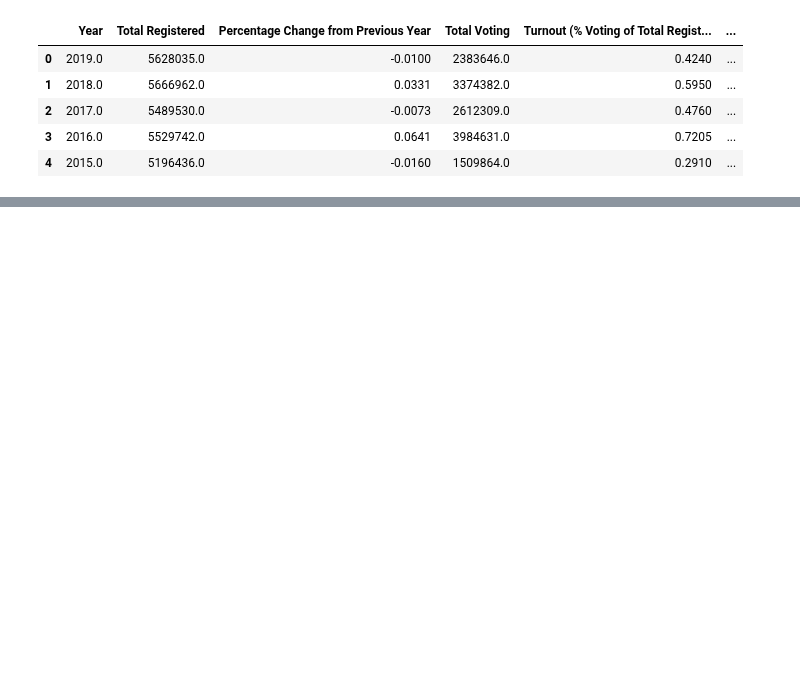
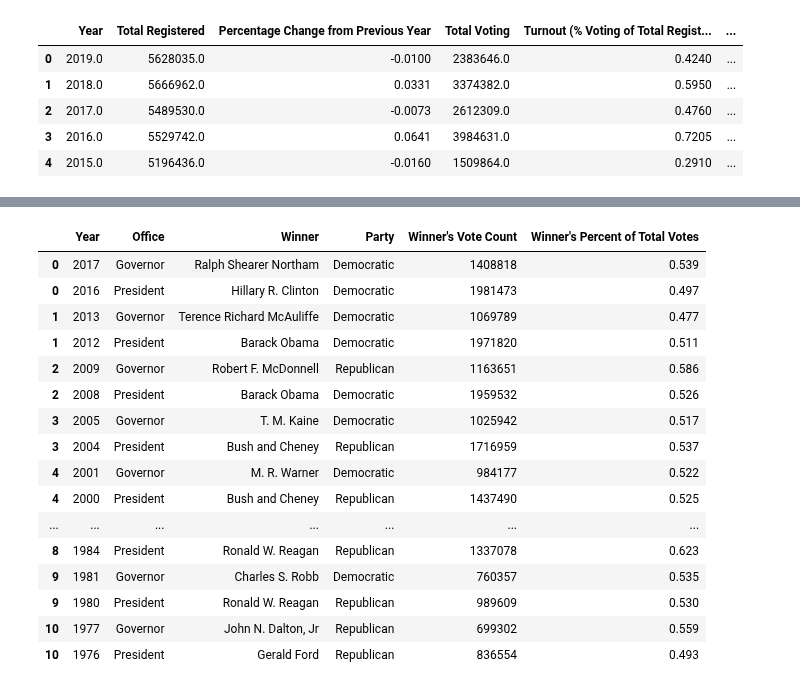
Before and after one commit to hannahfrederickcpsc/CS-5010-PROJECT-PYTHON, a Jupyter notebook: data_cleaning.ipynb, the cells around one changed output, grey strips where cells are left out. Saved outputs shown, nothing was run; the diff lists cells and outputs as text; code cells hidden in the pictures; blank space fills up the shorter version.

```diff
--- a/data_cleaning.ipynb
+++ b/data_cleaning.ipynb
@@ -28,2 +72,24 @@ election_results["Year"] = election_results["Year"].astype(int)
+# %%
+# drop the last rows
+combined_elections = combined_elections[combined_elections["Year"] >= 1976]
+combined_elections
+# %% [output]
+|  | Year | Office | Winner | Party | Winner's Vote Count | Winner's Percent of Total Votes |
+| 0 | 2017 | Governor | Ralph Shearer Northam | Democratic | 1408818 | 0.539 |
+| 0 | 2016 | President | Hillary R. Clinton | Democratic | 1981473 | 0.497 |
+| 1 | 2013 | Governor | Terence Richard McAuliffe | Democratic | 1069789 | 0.477 |
+| 1 | 2012 | President | Barack Obama | Democratic | 1971820 | 0.511 |
+| 2 | 2009 | Governor | Robert F. McDonnell | Republican | 1163651 | 0.586 |
+| 2 | 2008 | President | Barack Obama | Democratic | 1959532 | 0.526 |
+| 3 | 2005 | Governor | T. M. Kaine | Democratic | 1025942 | 0.517 |
+| 3 | 2004 | President | Bush and Cheney | Republican | 1716959 | 0.537 |
+| 4 | 2001 | Governor | M. R. Warner | Democratic | 984177 | 0.522 |
+| 4 | 2000 | President | Bush and Cheney | Republican | 1437490 | 0.525 |
+| ... | ... | ... | ... | ... | ... | ... |
+| 8 | 1984 | President | Ronald W. Reagan | Republican | 1337078 | 0.623 |
+| 9 | 1981 | Governor | Charles S. Robb | Democratic | 760357 | 0.535 |
+| 9 | 1980 | President | Ronald W. Reagan | Republican | 989609 | 0.530 |
+| 10 | 1977 | Governor | John N. Dalton, Jr | Republican | 699302 | 0.559 |
+| 10 | 1976 | President | Gerald Ford | Republican | 836554 | 0.493 |
 # %%
 # specify outer join with how='outer'
```
Also changed, not shown: parts of 10 cells of this notebook, 15 other files.
